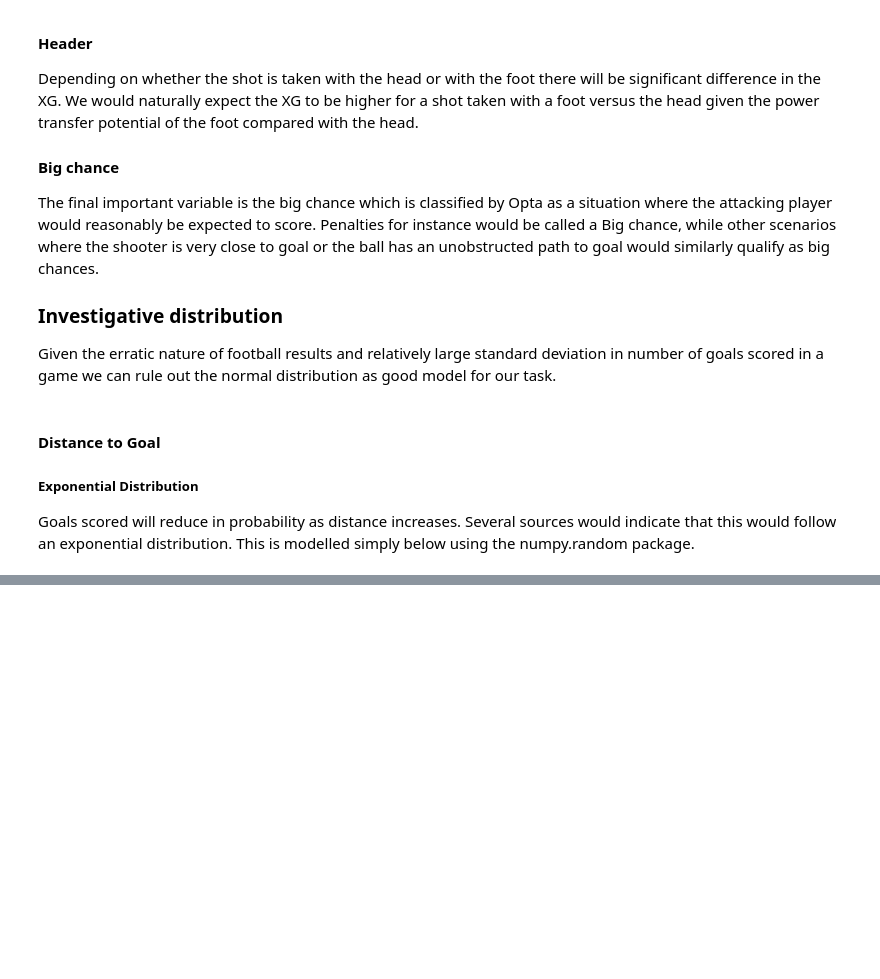
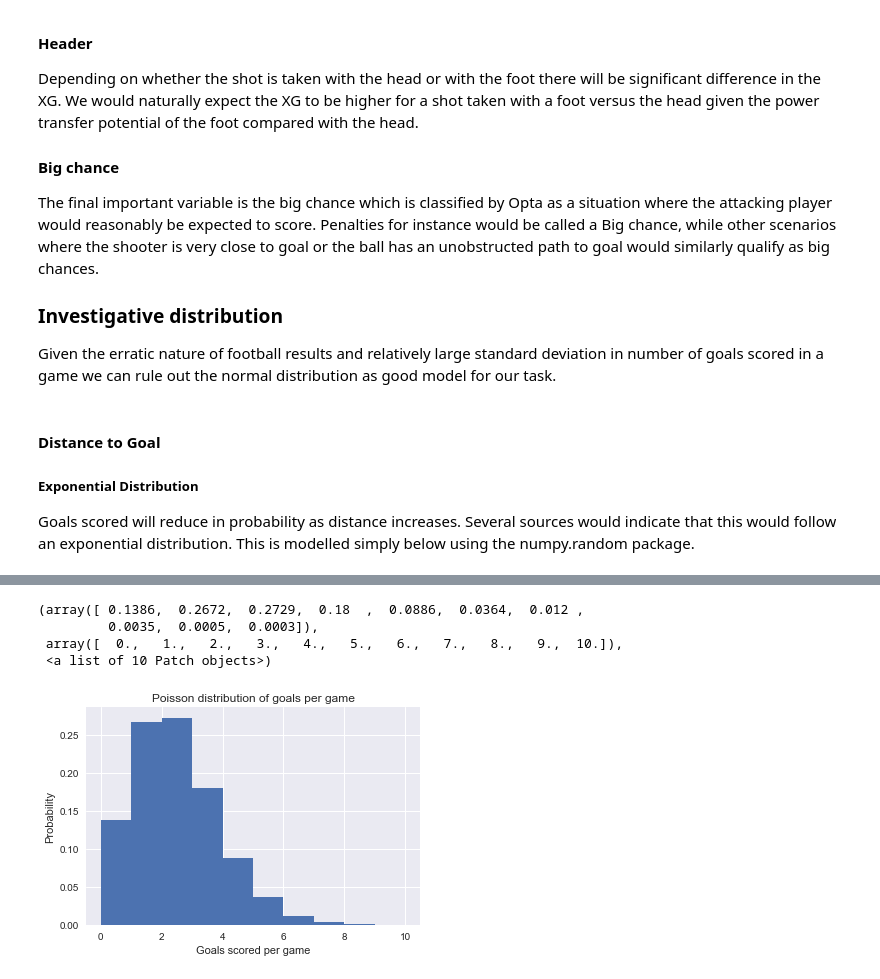
Before and after one commit to G00364690/PDA-Project, a Jupyter notebook: PDA-Project.ipynb, the cells around one changed output, grey strips where cells are left out. Drawn from its saved outputs; the diff is of its cells as text; code cells hidden in the pictures; blank space fills up the shorter version.

```diff
--- a/PDA-Project.ipynb
+++ b/PDA-Project.ipynb
@@ -105,0 +162,19 @@ plt.hist(x, bins=30)
+# %%
+import numpy.random as np
+import matplotlib.pyplot as plt
+import seaborn as sns
+import pandas as pd
+
+%matplotlib inline
+
+plt.xlabel("Goals scored per game")
+plt.ylabel("Probability")
+plt.title("Poisson distribution of goals per game")
+gpg = np.poisson(2,10000)
+plt.hist(gpg,density=True)
+# %% [output]
+(array([ 0.1386,  0.2672,  0.2729,  0.18  ,  0.0886,  0.0364,  0.012 ,
+         0.0035,  0.0005,  0.0003]),
+ array([  0.,   1.,   2.,   3.,   4.,   5.,   6.,   7.,   8.,   9.,  10.]),
+ <a list of 10 Patch objects>)
+[figure, added]
```
Also changed, not shown: parts of 5 cells of this notebook.
